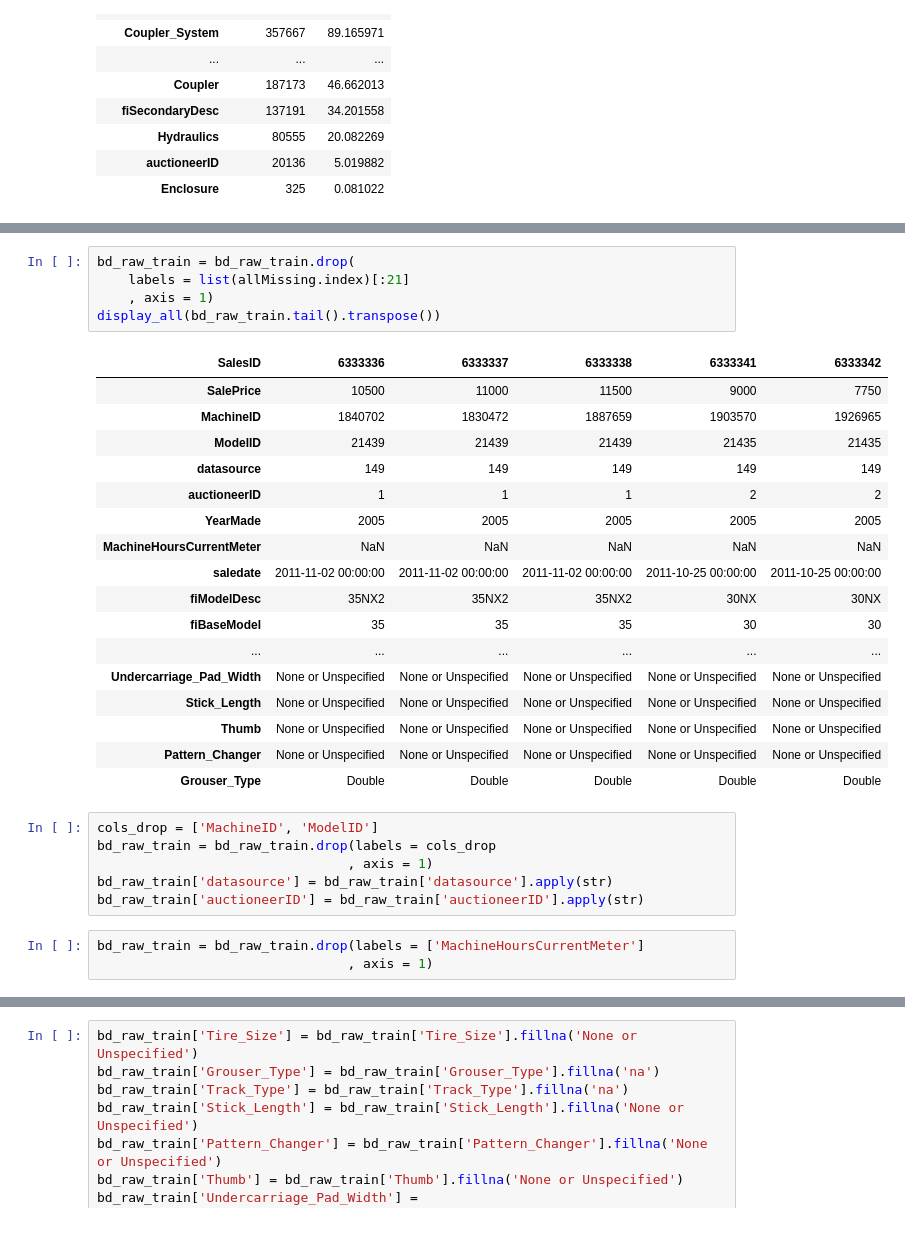
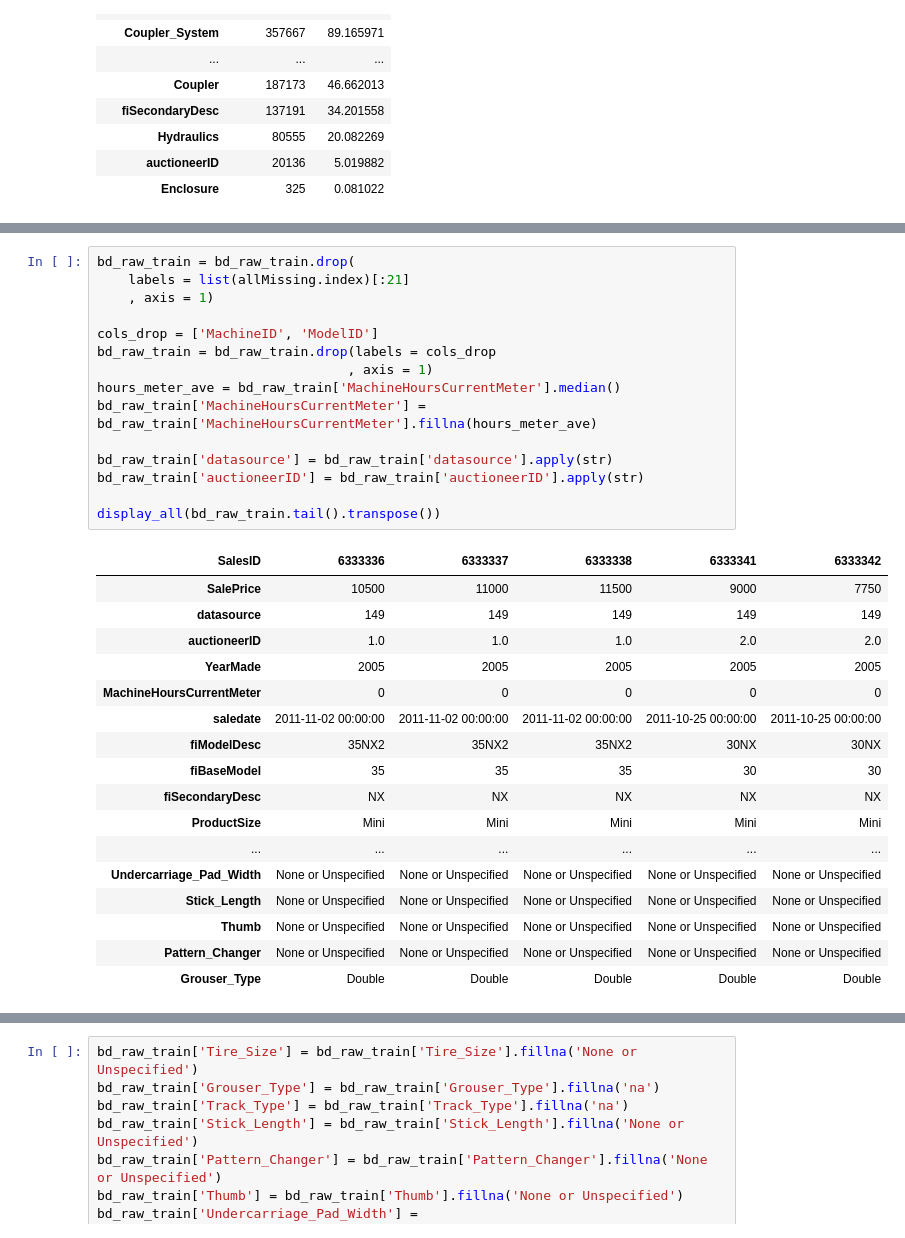
Before and after one commit to amjadfarman/bulldozers, a Jupyter notebook: bulldozers.ipynb, the cells around one changed output, grey strips where cells are left out. Cells and saved outputs as stored; diff of their text form.

```diff
--- a/bulldozers.ipynb
+++ b/bulldozers.ipynb
@@ -78,32 +107,33 @@ missingData.head(40)
 # %%
 bd_raw_train = bd_raw_train.drop(
     labels = list(allMissing.index)[:21]
     , axis = 1)
+
+cols_drop = ['MachineID', 'ModelID']
+bd_raw_train = bd_raw_train.drop(labels = cols_drop
+                                , axis = 1)
+hours_meter_ave = bd_raw_train['MachineHoursCurrentMeter'].median()
+bd_raw_train['MachineHoursCurrentMeter'] = bd_raw_train['MachineHoursCurrentMeter'].fillna(hours_meter_ave)
+
+bd_raw_train['datasource'] = bd_raw_train['datasource'].apply(str)
+bd_raw_train['auctioneerID'] = bd_raw_train['auctioneerID'].apply(str)
+
 display_all(bd_raw_train.tail().transpose())
 # %% [output]
 | SalesID | 6333336 | 6333337 | 6333338 | 6333341 | 6333342 |
 | SalePrice | 10500 | 11000 | 11500 | 9000 | 7750 |
-| MachineID | 1840702 | 1830472 | 1887659 | 1903570 | 1926965 |
-| ModelID | 21439 | 21439 | 21439 | 21435 | 21435 |
 | datasource | 149 | 149 | 149 | 149 | 149 |
-| auctioneerID | 1 | 1 | 1 | 2 | 2 |
+| auctioneerID | 1.0 | 1.0 | 1.0 | 2.0 | 2.0 |
 | YearMade | 2005 | 2005 | 2005 | 2005 | 2005 |
-| MachineHoursCurrentMeter | NaN | NaN | NaN | NaN | NaN |
+| MachineHoursCurrentMeter | 0 | 0 | 0 | 0 | 0 |
 | saledate | 2011-11-02 00:00:00 | 2011-11-02 00:00:00 | 2011-11-02 00:00:00 | 2011-10-25 00:00:00 | 2011-10-25 00:00:00 |
 | fiModelDesc | 35NX2 | 35NX2 | 35NX2 | 30NX | 30NX |
 | fiBaseModel | 35 | 35 | 35 | 30 | 30 |
+| fiSecondaryDesc | NX | NX | NX | NX | NX |
+| ProductSize | Mini | Mini | Mini | Mini | Mini |
 | ... | ... | ... | ... | ... | ... |
 | Undercarriage_Pad_Width | None or Unspecified | None or Unspecified | None or Unspecified | None or Unspecified | None or Unspecified |
 | Stick_Length | None or Unspecified | None or Unspecified | None or Unspecified | None or Unspecified | None or Unspecified |
 | Thumb | None or Unspecified | None or Unspecified | None or Unspecified | None or Unspecified | None or Unspecified |
 | Pattern_Changer | None or Unspecified | None or Unspecified | None or Unspecified | None or Unspecified | None or Unspecified |
 | Grouser_Type | Double | Double | Double | Double | Double |
-# %%
-cols_drop = ['MachineID', 'ModelID']
-bd_raw_train = bd_raw_train.drop(labels = cols_drop
-                                , axis = 1)
-bd_raw_train['datasource'] = bd_raw_train['datasource'].apply(str)
-bd_raw_train['auctioneerID'] = bd_raw_train['auctioneerID'].apply(str)
-# %%
-bd_raw_train = bd_raw_train.drop(labels = ['MachineHoursCurrentMeter']
-                                , axis = 1)
```
Also changed, not shown: parts of 24 cells of this notebook, 1 other file.
